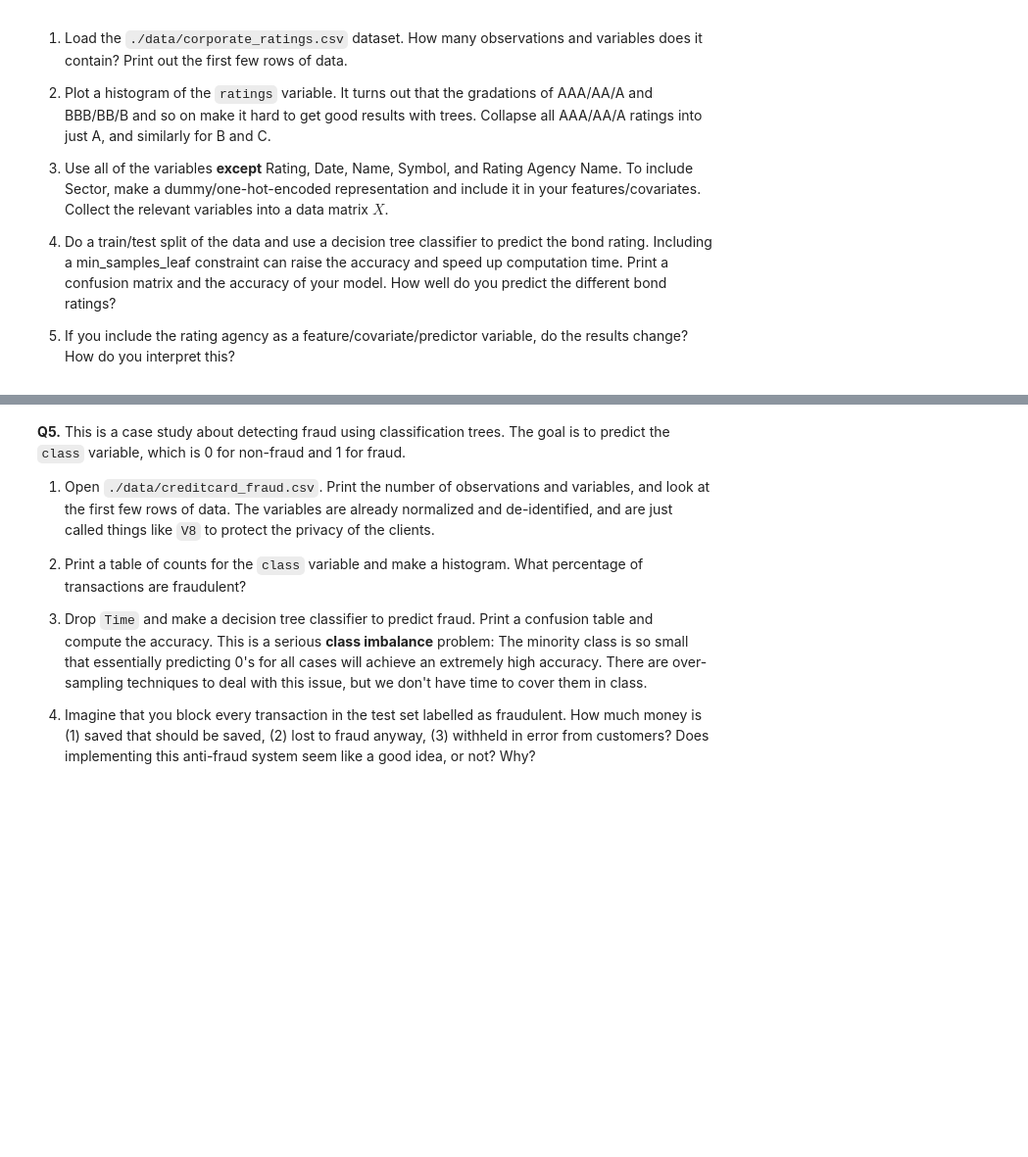
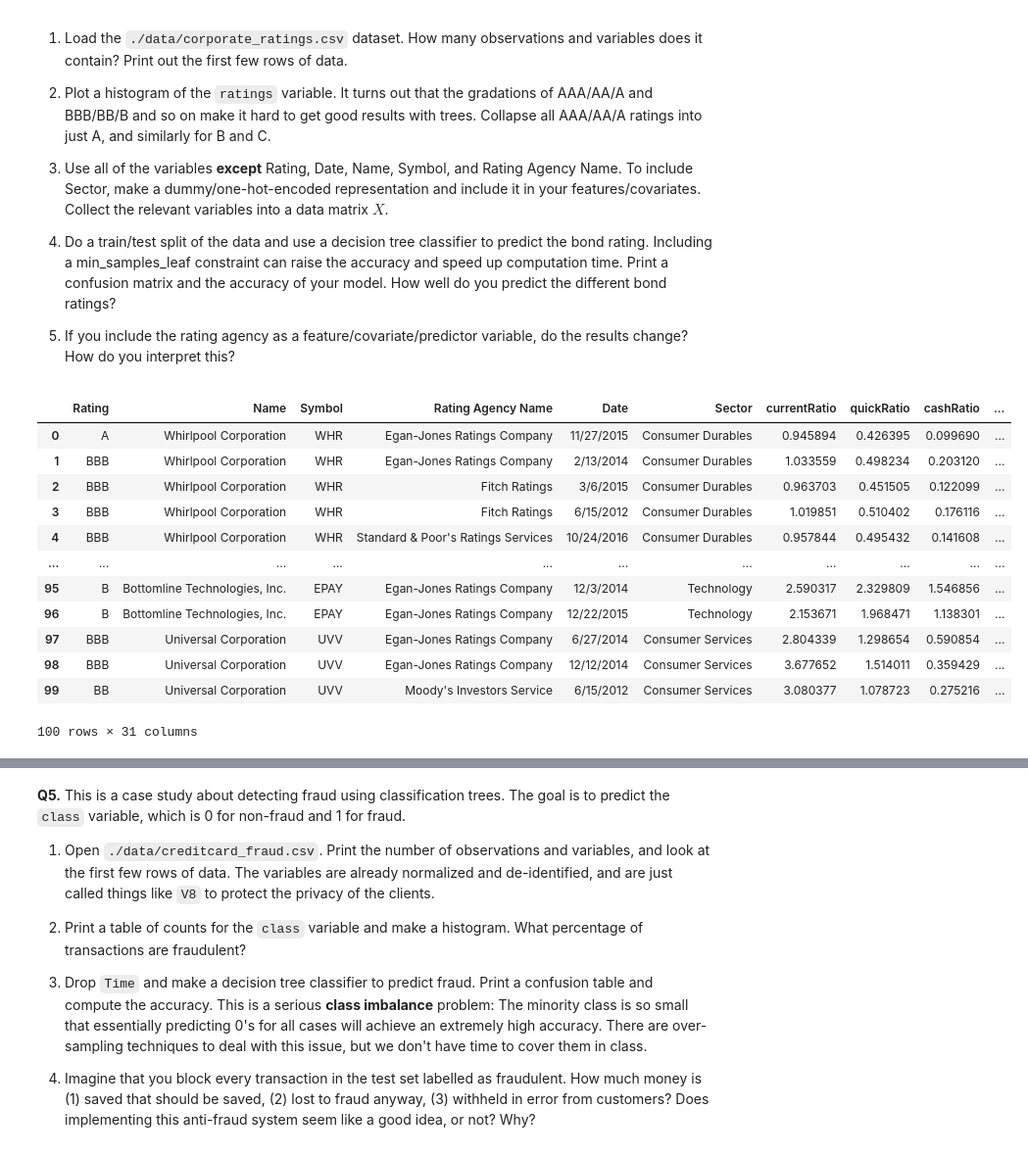
Before and after one commit to jac7az/trees, a Jupyter notebook: assignment/assignment.ipynb, the cells around one changed output, grey strips where cells are left out. Shown at 98% size. Cells and saved outputs as stored; diff of their text form; code cells hidden in the pictures; blank space fills up the shorter version.

```diff
--- a/assignment/assignment.ipynb
+++ b/assignment/assignment.ipynb
@@ -179,3 +189,22 @@ plt.scatter(ytest,yhat)
 4. Do a train/test split of the data and use a decision tree classifier to predict the bond rating. Including a min_samples_leaf constraint can raise the accuracy and speed up computation time. Print a confusion matrix and the accuracy of your model. How well do you predict the different bond ratings?
 
 5. If you include the rating agency as a feature/covariate/predictor variable, do the results change? How do you interpret this?
+# %%
+rate=pd.read_csv('https://raw.githubusercontent.com/jac7az/trees/refs/heads/main/assignment/data/corporate_ratings.csv')
+rate.head(100)
+
+#This dataset has 31 variables and 2029 observations
+# %% [output]
+|  | Rating | Name | Symbol | Rating Agency Name | Date | Sector | currentRatio | quickRatio | cashRatio | ... |
+| 0 | A | Whirlpool Corporation | WHR | Egan-Jones Ratings Company | 11/27/2015 | Consumer Durables | 0.945894 | 0.426395 | 0.099690 | ... |
+| 1 | BBB | Whirlpool Corporation | WHR | Egan-Jones Ratings Company | 2/13/2014 | Consumer Durables | 1.033559 | 0.498234 | 0.203120 | ... |
+| 2 | BBB | Whirlpool Corporation | WHR | Fitch Ratings | 3/6/2015 | Consumer Durables | 0.963703 | 0.451505 | 0.122099 | ... |
+| 3 | BBB | Whirlpool Corporation | WHR | Fitch Ratings | 6/15/2012 | Consumer Durables | 1.019851 | 0.510402 | 0.176116 | ... |
+| 4 | BBB | Whirlpool Corporation | WHR | Standard & Poor's Ratings Services | 10/24/2016 | Consumer Durables | 0.957844 | 0.495432 | 0.141608 | ... |
+| ... | ... | ... | ... | ... | ... | ... | ... | ... | ... | ... |
+| 95 | B | Bottomline Technologies, Inc. | EPAY | Egan-Jones Ratings Company | 12/3/2014 | Technology | 2.590317 | 2.329809 | 1.546856 | ... |
+| 96 | B | Bottomline Technologies, Inc. | EPAY | Egan-Jones Ratings Company | 12/22/2015 | Technology | 2.153671 | 1.968471 | 1.138301 | ... |
+| 97 | BBB | Universal Corporation | UVV | Egan-Jones Ratings Company | 6/27/2014 | Consumer Services | 2.804339 | 1.298654 | 0.590854 | ... |
+| 98 | BBB | Universal Corporation | UVV | Egan-Jones Ratings Company | 12/12/2014 | Consumer Services | 3.677652 | 1.514011 | 0.359429 | ... |
+| 99 | BB | Universal Corporation | UVV | Moody's Investors Service | 6/15/2012 | Consumer Services | 3.080377 | 1.078723 | 0.275216 | ... |
+100 rows × 31 columns
```
Also changed, not shown: parts of 6 cells of this notebook.
